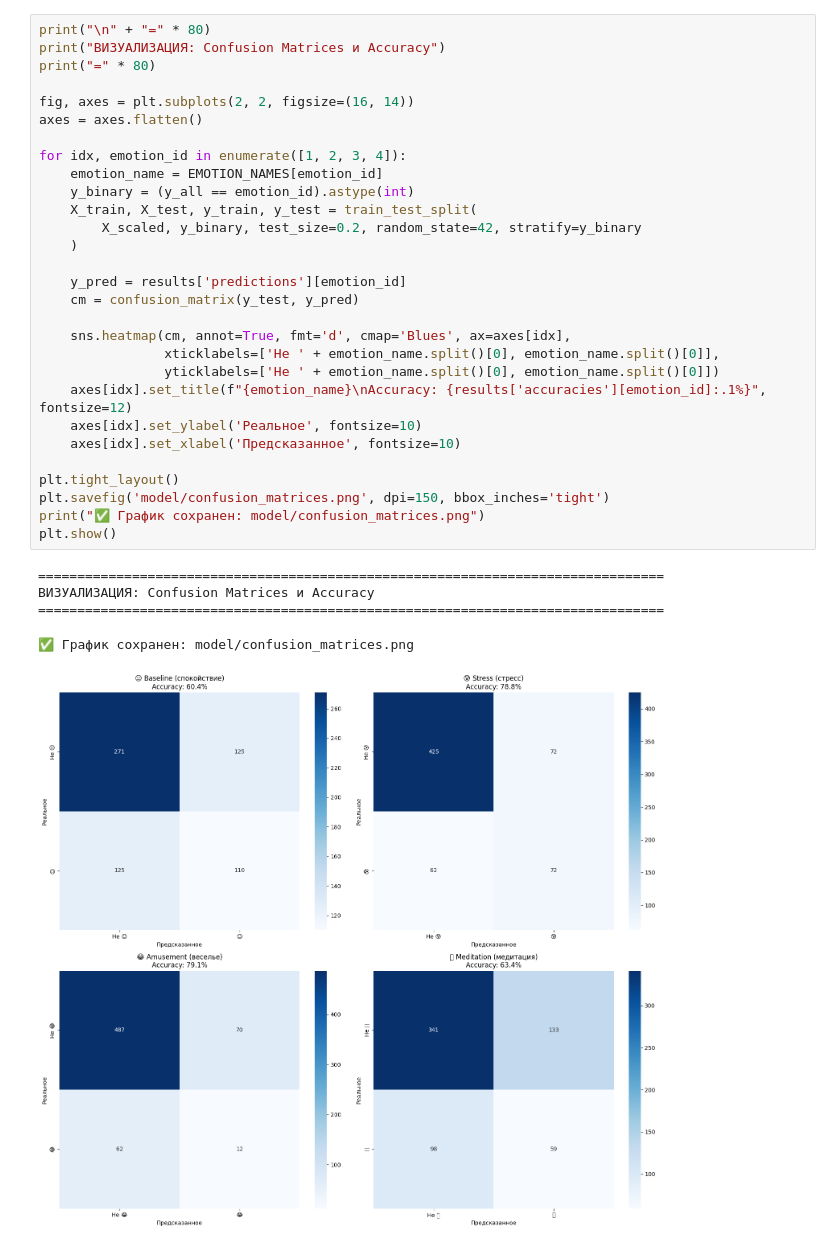
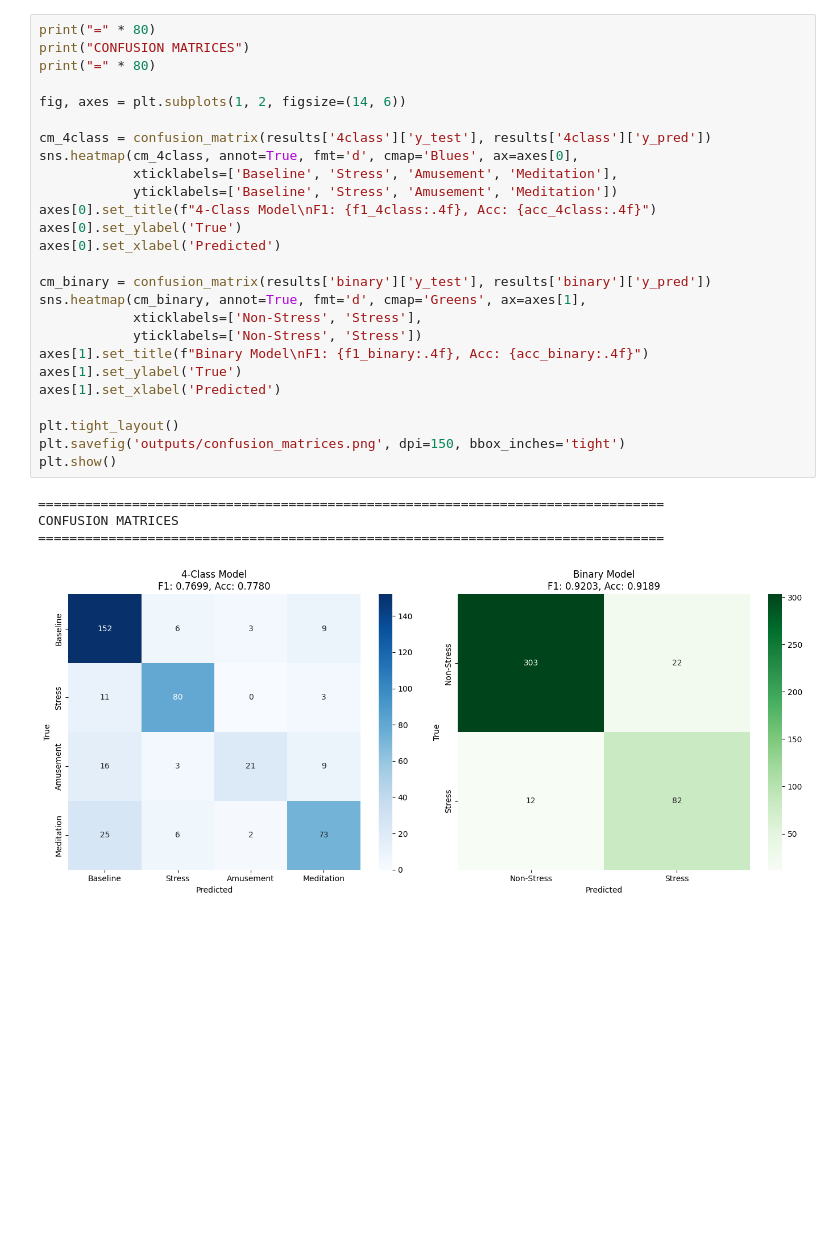
Before and after one commit to kegazani/metachat, a Jupyter notebook: ai/model.ipynb, the cells around one changed output. Saved outputs shown, nothing was run; the diff lists cells and outputs as text; blank space fills up the shorter version.

```diff
--- a/ai/model.ipynb
+++ b/ai/model.ipynb
@@ -450,36 +441,32 @@ plt.show()
 # %%
-print("\n" + "=" * 80)
-print("ВИЗУАЛИЗАЦИЯ: Confusion Matrices и Accuracy")
+print("=" * 80)
+print("CONFUSION MATRICES")
 print("=" * 80)
 
-fig, axes = plt.subplots(2, 2, figsize=(16, 14))
-axes = axes.flatten()
+fig, axes = plt.subplots(1, 2, figsize=(14, 6))
 
-for idx, emotion_id in enumerate([1, 2, 3, 4]):
-    emotion_name = EMOTION_NAMES[emotion_id]
-    y_binary = (y_all == emotion_id).astype(int)
-    X_train, X_test, y_train, y_test = train_test_split(
-        X_scaled, y_binary, test_size=0.2, random_state=42, stratify=y_binary
-    )
+cm_4class = confusion_matrix(results['4class']['y_test'], results['4class']['y_pred'])
+sns.heatmap(cm_4class, annot=True, fmt='d', cmap='Blues', ax=axes[0],
+            xticklabels=['Baseline', 'Stress', 'Amusement', 'Meditation'],
+            yticklabels=['Baseline', 'Stress', 'Amusement', 'Meditation'])
+axes[0].set_title(f"4-Class Model\nF1: {f1_4class:.4f}, Acc: {acc_4class:.4f}")
+axes[0].set_ylabel('True')
+axes[0].set_xlabel('Predicted')
 
-    y_pred = results['predictions'][emotion_id]
-    cm = confusion_matrix(y_test, y_pred)
-
-    sns.heatmap(cm, annot=True, fmt='d', cmap='Blues', ax=axes[idx],
-                xticklabels=['Не ' + emotion_name.split()[0], emotion_name.split()[0]],
-                yticklabels=['Не ' + emotion_name.split()[0], emotion_name.split()[0]])
-    axes[idx].set_title(f"{emotion_name}\nAccuracy: {results['accuracies'][emotion_id]:.1%}", fontsize=12)
-    axes[idx].set_ylabel('Реальное', fontsize=10)
-    axes[idx].set_xlabel('Предсказанное', fontsize=10)
+cm_binary = confusion_matrix(results['binary']['y_test'], results['binary']['y_pred'])
+sns.heatmap(cm_binary, annot=True, fmt='d', cmap='Greens', ax=axes[1],
+            xticklabels=['Non-Stress', 'Stress'],
+            yticklabels=['Non-Stress', 'Stress'])
+axes[1].set_title(f"Binary Model\nF1: {f1_binary:.4f}, Acc: {acc_binary:.4f}")
+axes[1].set_ylabel('True')
+axes[1].set_xlabel('Predicted')
 
 plt.tight_layout()
-plt.savefig('model/confusion_matrices.png', dpi=150, bbox_inches='tight')
-print("✅ График сохранен: model/confusion_matrices.png")
+plt.savefig('outputs/confusion_matrices.png', dpi=150, bbox_inches='tight')
 plt.show()
 # %% [output]
 ================================================================================
-ВИЗУАЛИЗАЦИЯ: Confusion Matrices и Accuracy
+CONFUSION MATRICES
 ================================================================================
-✅ График сохранен: model/confusion_matrices.png
-[figure, old version]
+[figure, new version]
 # %%
```
Also changed, not shown: parts of 7 cells of this notebook, 25 other files.
